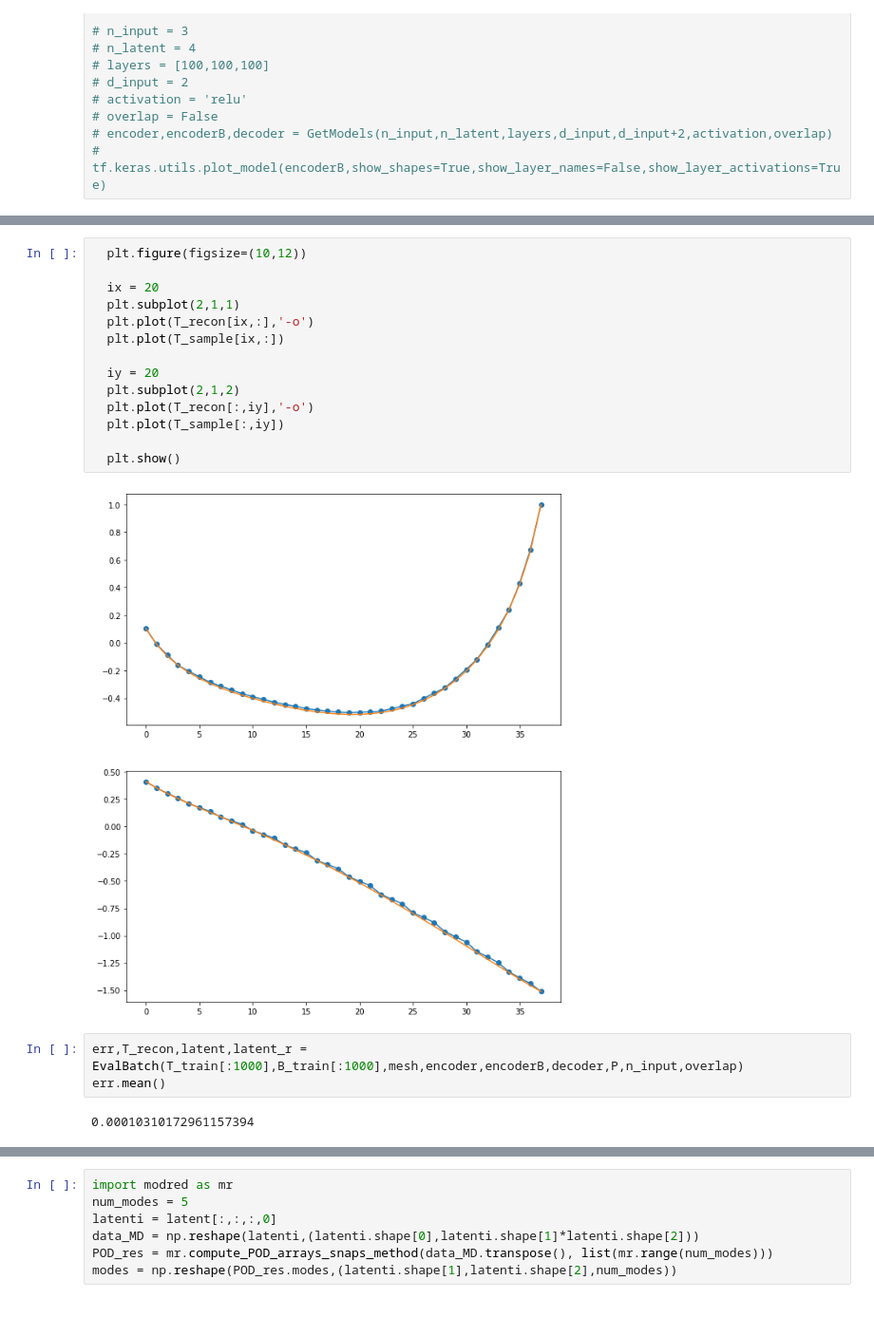
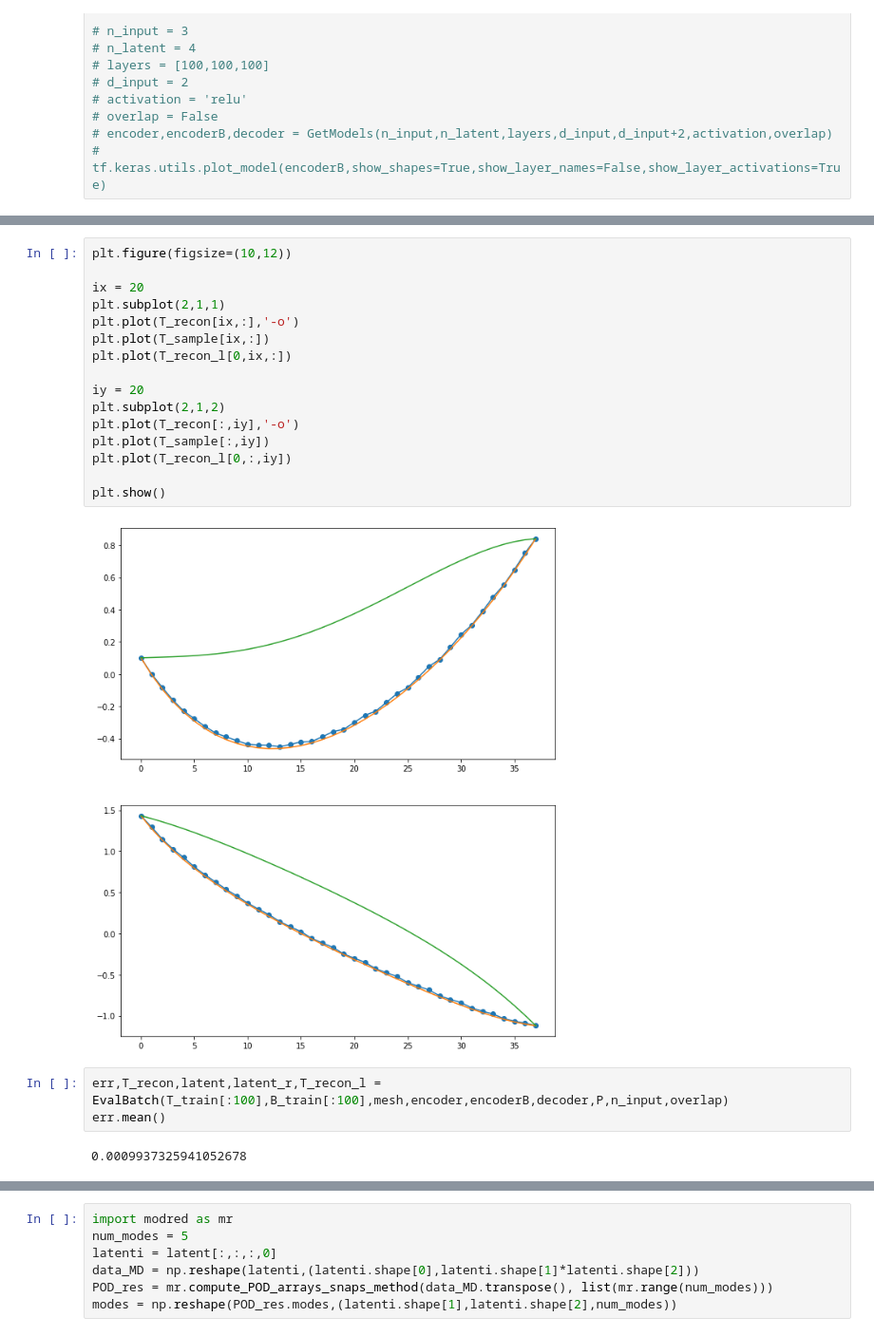
Before and after one commit to jh6220/SINNs-for-boundary-observtion-problems, a Jupyter notebook: NeuraLinearModelNonUniformGrid.ipynb, the cells around one changed output, grey strips where cells are left out. Shown at 95% size. Drawn from its saved outputs; the diff is of its cells as text.

```diff
--- a/NeuraLinearModelNonUniformGrid.ipynb
+++ b/NeuraLinearModelNonUniformGrid.ipynb
@@ -1201,21 +1188,23 @@ plt.show()
 # %%
-  plt.figure(figsize=(10,12))
+plt.figure(figsize=(10,12))
 
-  ix = 20
-  plt.subplot(2,1,1)
-  plt.plot(T_recon[ix,:],'-o')
-  plt.plot(T_sample[ix,:])
+ix = 20
+plt.subplot(2,1,1)
+plt.plot(T_recon[ix,:],'-o')
+plt.plot(T_sample[ix,:])
+plt.plot(T_recon_l[0,ix,:])
 
-  iy = 20
-  plt.subplot(2,1,2)
-  plt.plot(T_recon[:,iy],'-o')
-  plt.plot(T_sample[:,iy])
+iy = 20
+plt.subplot(2,1,2)
+plt.plot(T_recon[:,iy],'-o')
+plt.plot(T_sample[:,iy])
+plt.plot(T_recon_l[0,:,iy])
 
-  plt.show()
+plt.show()
 # %% [output]
-[figure, old version]
+[figure, new version]
 # %%
-err,T_recon,latent,latent_r = EvalBatch(T_train[:1000],B_train[:1000],mesh,encoder,encoderB,decoder,P,n_input,overlap)
+err,T_recon,latent,latent_r,T_recon_l = EvalBatch(T_train[:100],B_train[:100],mesh,encoder,encoderB,decoder,P,n_input,overlap)
 err.mean()
 # %% [output]
-0.00010310172961157394
+0.0009937325941052678
```
Also changed, not shown: parts of 8 cells of this notebook.
